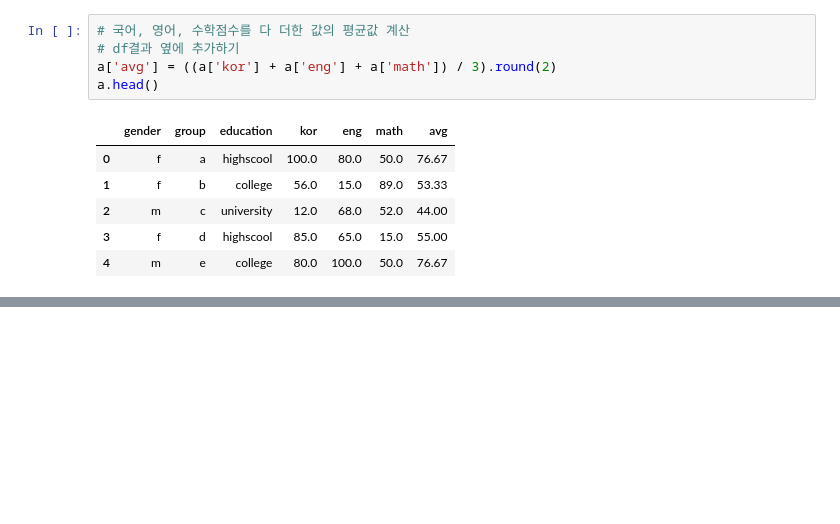
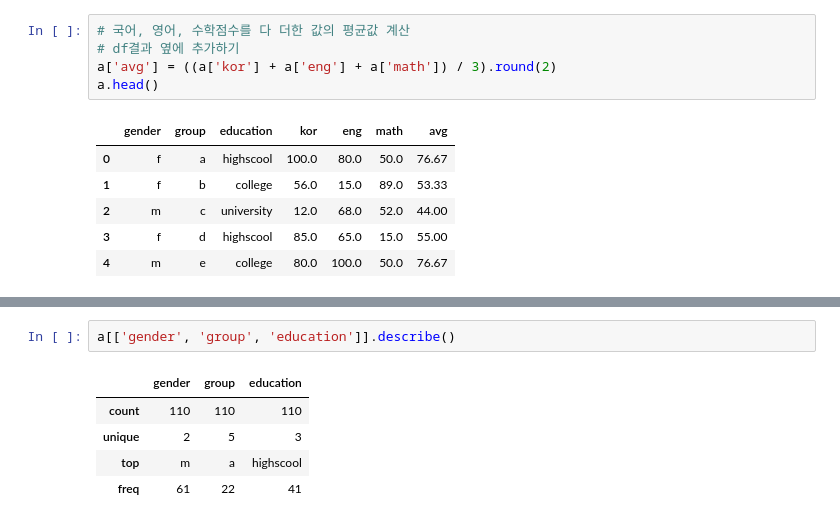
Before and after one commit to Whiteheim/Class, a Jupyter notebook: Dec08_3_TypeCasting.ipynb, the cells around one changed output, grey strips where cells are left out. Saved outputs shown, nothing was run; the diff lists cells and outputs as text; blank space fills up the shorter version.

```diff
--- a/Dec08_3_TypeCasting.ipynb
+++ b/Dec08_3_TypeCasting.ipynb
@@ -104,0 +140,8 @@ a.head()
+# %%
+a[['gender', 'group', 'education']].describe()
+# %% [output]
+|  | gender | group | education |
+| count | 110 | 110 | 110 |
+| unique | 2 | 5 | 3 |
+| top | m | a | highscool |
+| freq | 61 | 22 | 41 |
```
Also changed, not shown: parts of 9 cells of this notebook.
